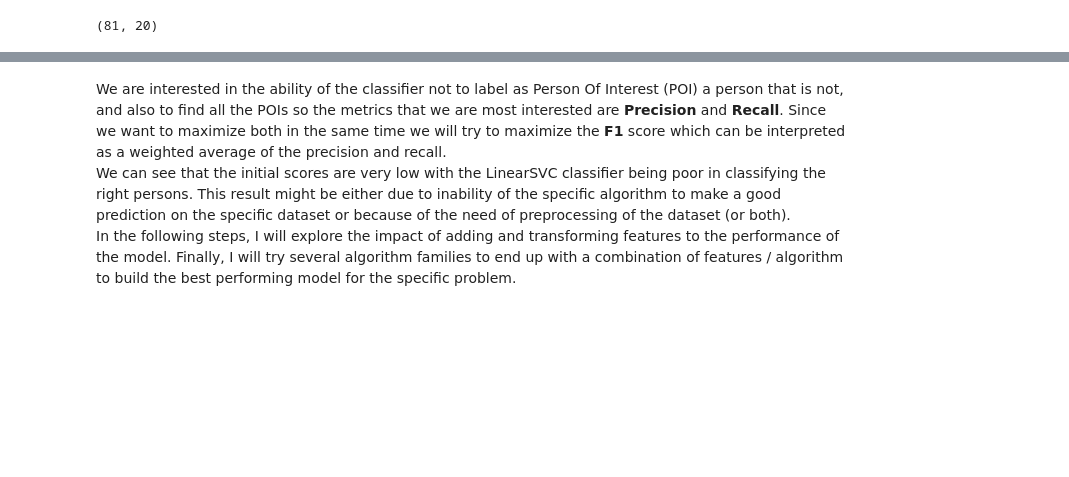
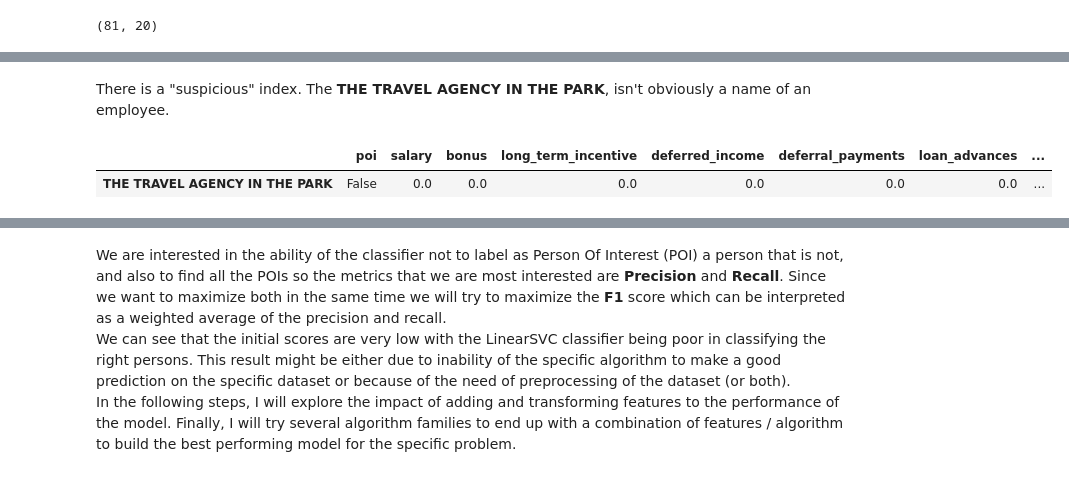
Before and after one commit to YannisPap/Identify-Fraud-using-Machine-Learning, a Jupyter notebook: Identify Fraud Using Machine Learning .ipynb, the cells around one changed output, grey strips where cells are left out. Cells and saved outputs as stored; diff of their text form; code cells hidden in the pictures; blank space fills up the shorter version.

```diff
--- a/Identify Fraud Using Machine Learning .ipynb
+++ b/Identify Fraud Using Machine Learning .ipynb
@@ -277,0 +331,7 @@ data_nbs.shape
+# %% [markdown]
+There is a "suspicious" index. The **THE TRAVEL AGENCY IN THE PARK**, isn't obviously a name of an employee.
+# %%
+data_df.loc[["THE TRAVEL AGENCY IN THE PARK"]]
+# %% [output]
+|  | poi | salary | bonus | long_term_incentive | deferred_income | deferral_payments | loan_advances | ... |
+| THE TRAVEL AGENCY IN THE PARK | False | 0.0 | 0.0 | 0.0 | 0.0 | 0.0 | 0.0 | ... |
```
Also changed, not shown: parts of 36 cells of this notebook, 2 other files.
